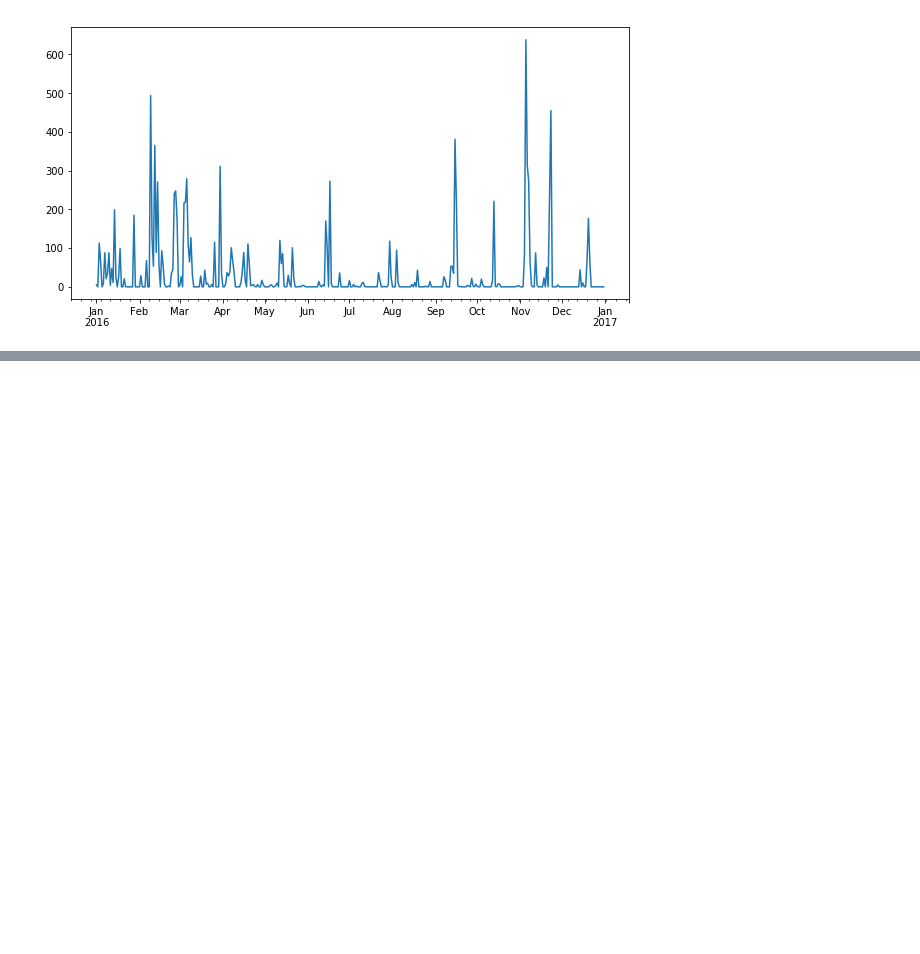
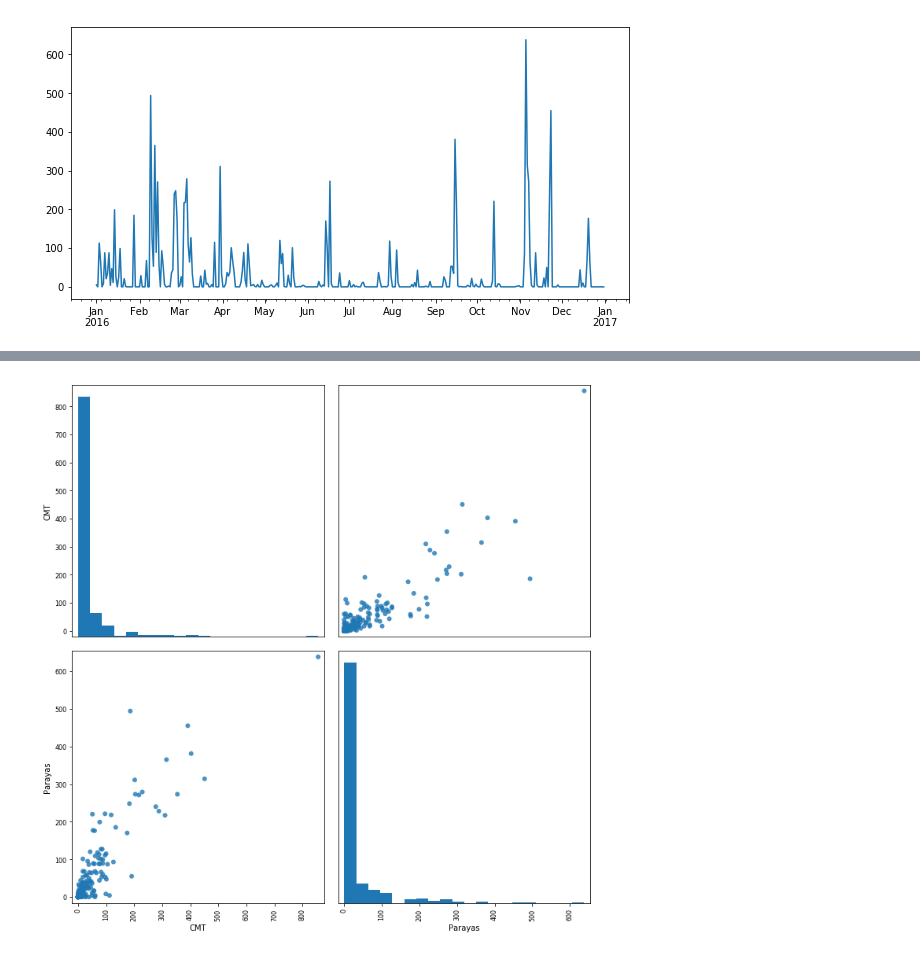
Before and after one commit to yerartdev/uc-m1964-panorama, a Jupyter notebook: panorama/m1964-python-gerardo-de-miguel-gonzalez.ipynb, the cells around one changed output, grey strips where cells are left out. Saved outputs shown, nothing was run; the diff lists cells and outputs as text; code cells hidden in the pictures; blank space fills up the shorter version.

Commit message:
Weather Generator: Python implementation -- matplotlib pairplot series CMT and Parayas

```diff
--- a/panorama/m1964-python-gerardo-de-miguel-gonzalez.ipynb
+++ b/panorama/m1964-python-gerardo-de-miguel-gonzalez.ipynb
@@ -310,0 +322,25 @@ ts.plot()
+# %%
+#::GMG::We've got two homogeneous series of 366 points from CMT and parayas year 2016
+start_s = precip_s['DATE'] >= 20160101
+end_s = precip_s['DATE'] <= 20161231
+cond_s = start_s & end_s
+start_p = precip_p['DATE'] >= 20160101
+end_p = precip_p['DATE'] <= 20161231
+cond_p = start_p & end_p
+dates = pd.date_range(start='20160101', end='20161231')
+serie_s = list(precip_s[cond_s]['RR'])
+ts = pd.Series(serie_s,index=dates)
+serie_p = list(precip_p[cond_p]['RR'])
+tp = pd.Series(serie_p,index=dates)
+
+#::GMG::We build a pandas Dataframe from the RR series CMT y Parayas
+list_of_series = [ts, tp]
+df = pd.concat(list_of_series, axis=1)
+df.columns = ['CMT', 'Parayas']
+axes = pd.plotting.scatter_matrix(df, marker='o',
+                                  hist_kwds={'bins': 20},
+                                  alpha=.8,
+                                  figsize = (10,10))
+plt.tight_layout()
+# %% [output]
+[figure, added]
```
Also changed, not shown: parts of 9 cells of this notebook.
